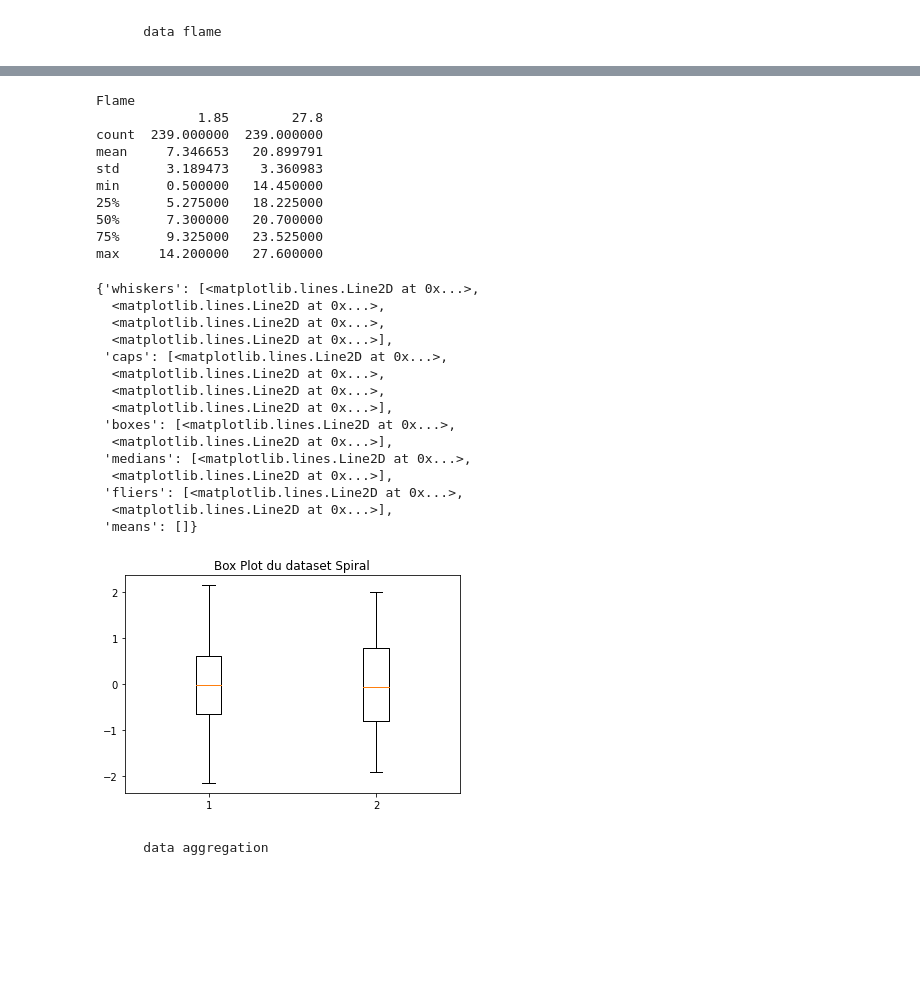
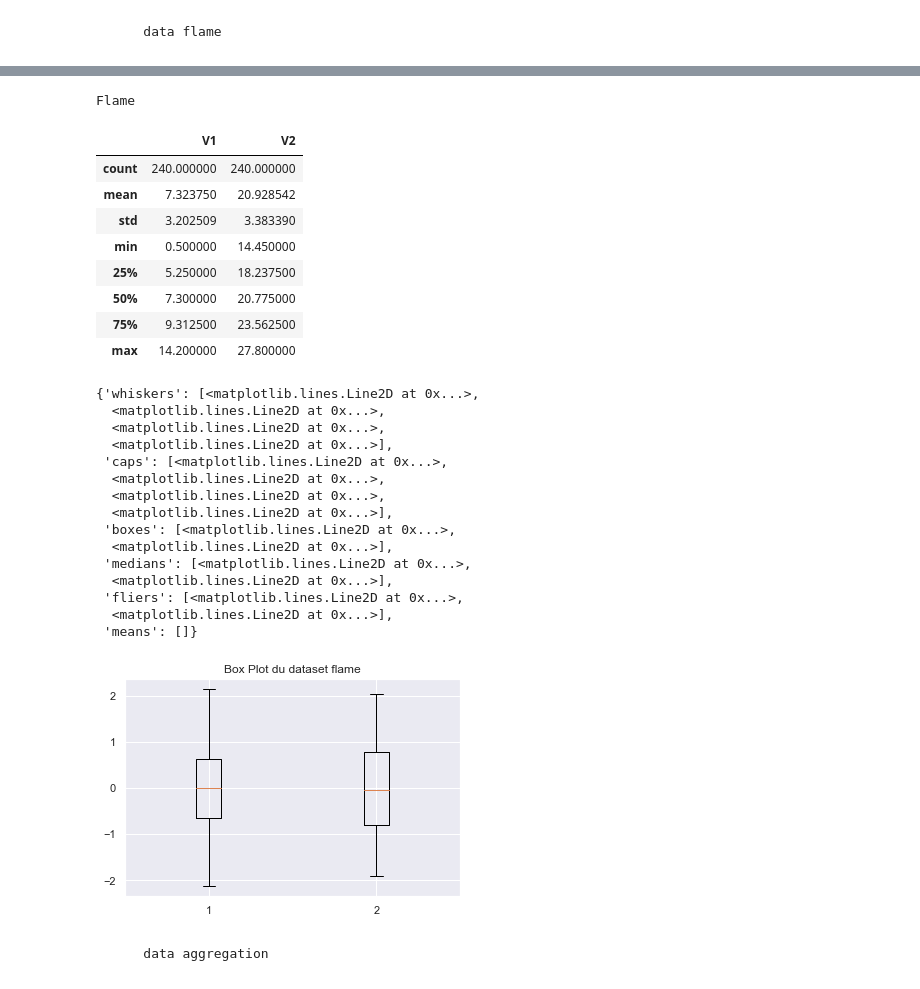
Before and after one commit to Gharbimohamed/Projet_data_science, a Jupyter notebook: Projetdata.ipynb, the cells around one changed output, grey strips where cells are left out. Drawn from its saved outputs; the diff is of its cells as text; code cells hidden in the pictures; blank space fills up the shorter version.

```diff
--- a/Projetdata.ipynb
+++ b/Projetdata.ipynb
@@ -212,5 +328,6 @@ ax2.boxplot(norm_spiral)
 # %% [markdown]
         data flame
 # %%
-data_flame = pd.read_csv("data/flame.txt", sep="\t")
+data_flame = pd.read_csv("data/flame.txt", sep="\t",header = None, names=["V1","V2","Classe"])
 norm_flame = normalisation(data_flame)
+norm_flame.head()
@@ -219,38 +351,38 @@ corr = correlation(norm_flame,15,15)
 # %%
 print("Flame")
-print(data_flame.iloc[:, :-1].describe())
+data_flame.iloc[:, :-1].describe()
 # %% [output]
 Flame
-             1.85        27.8
-count  239.000000  239.000000
-mean     7.346653   20.899791
-std      3.189473    3.360983
-min      0.500000   14.450000
-25%      5.275000   18.225000
-50%      7.300000   20.700000
-75%      9.325000   23.525000
-max     14.200000   27.600000
+|  | V1 | V2 |
+| count | 240.000000 | 240.000000 |
+| mean | 7.323750 | 20.928542 |
+| std | 3.202509 | 3.383390 |
+| min | 0.500000 | 14.450000 |
+| 25% | 5.250000 | 18.237500 |
+| 50% | 7.300000 | 20.775000 |
+| 75% | 9.312500 | 23.562500 |
+| max | 14.200000 | 27.800000 |
 # %%
 fig1, ax1 = plt.subplots()
-ax1.set_title('Box Plot du dataset Spiral')
+ax1.set_title('Box Plot du dataset flame')
 ax1.boxplot(norm_flame)
 # %% [output]
 {'whiskers': [<matplotlib.lines.Line2D at 0x...>,
   <matplotlib.lines.Line2D at 0x...>,
   <matplotlib.lines.Line2D at 0x...>,
   <matplotlib.lines.Line2D at 0x...>],
  'caps': [<matplotlib.lines.Line2D at 0x...>,
   <matplotlib.lines.Line2D at 0x...>,
   <matplotlib.lines.Line2D at 0x...>,
   <matplotlib.lines.Line2D at 0x...>],
  'boxes': [<matplotlib.lines.Line2D at 0x...>,
   <matplotlib.lines.Line2D at 0x...>],
  'medians': [<matplotlib.lines.Line2D at 0x...>,
   <matplotlib.lines.Line2D at 0x...>],
  'fliers': [<matplotlib.lines.Line2D at 0x...>,
   <matplotlib.lines.Line2D at 0x...>],
  'means': []}
-[figure, old version]
+[figure, new version]
 # %% [markdown]
         data aggregation
 # %%
```
Also changed, not shown: parts of 71 cells of this notebook, 2 other files.
